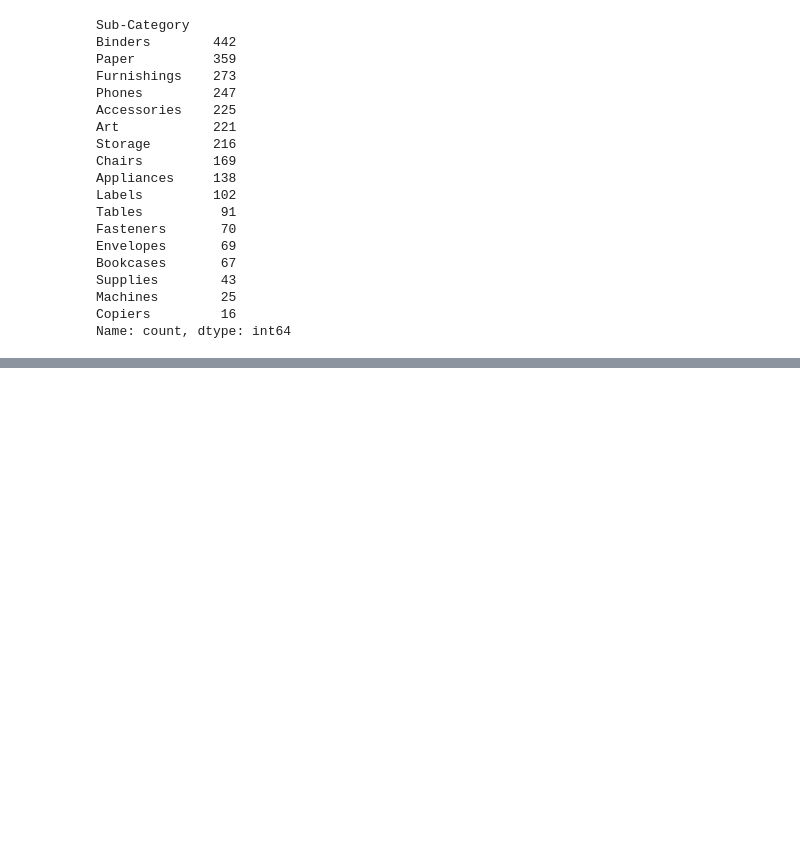
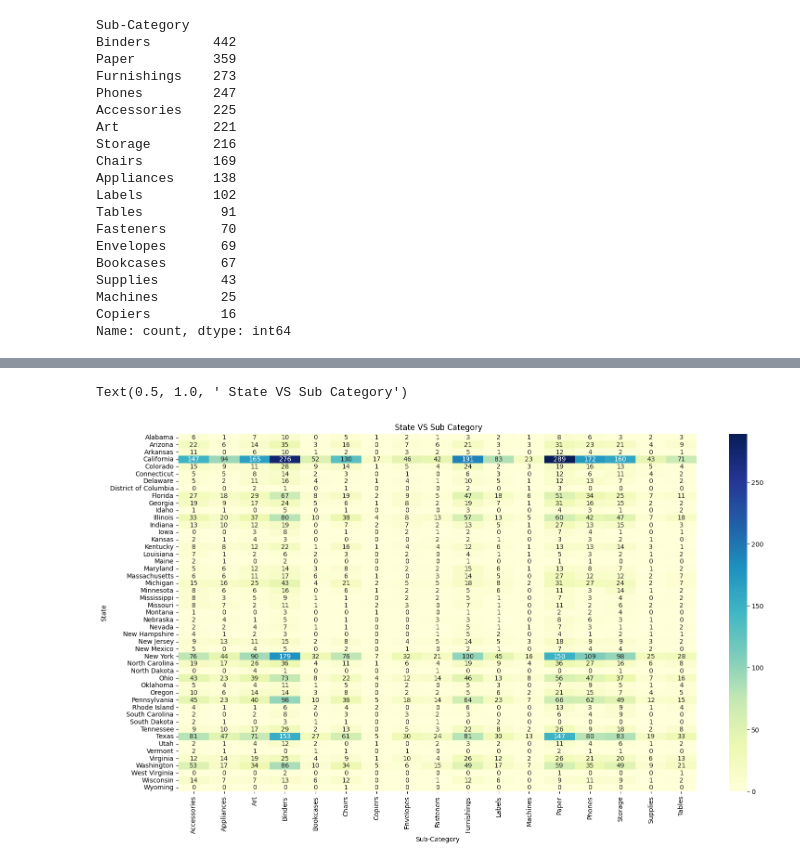
Before and after one commit to anishpandey7659/anis, a Jupyter notebook: superstore.ipynb, the cells around one changed output, grey strips where cells are left out. Cells and saved outputs as stored; diff of their text form; code cells hidden in the pictures; blank space fills up the shorter version.

```diff
--- a/superstore.ipynb
+++ b/superstore.ipynb
@@ -636,0 +652,8 @@ Name: count, dtype: int64
+# %%
+plt.figure(figsize=(18,10))
+sub=df1.groupby(['State','Sub-Category']).size().unstack(fill_value=0)
+sns.heatmap(sub,annot=True, cmap='YlGnBu',fmt='.0f')
+plt.title(" State VS Sub Category")
+# %% [output]
+Text(0.5, 1.0, ' State VS Sub Category')
+[figure, added]
```
Also changed, not shown: parts of 13 cells of this notebook, 1 other file.
